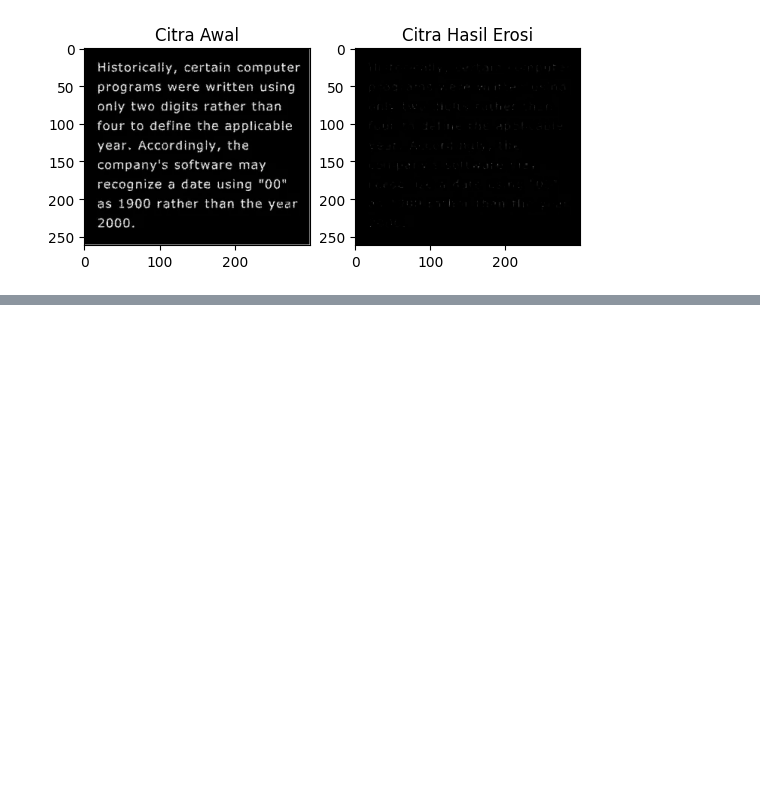
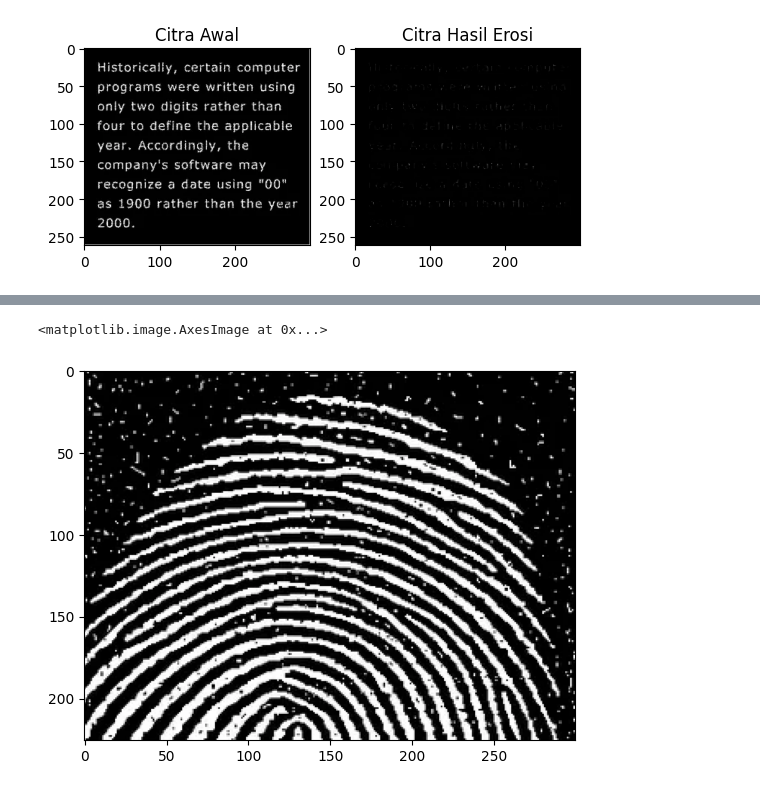
Before and after one commit to novita824/PCVK_Genap_2023, a Jupyter notebook: Week9.ipynb, the cells around one changed output, grey strips where cells are left out. Drawn from its saved outputs; the diff is of its cells as text; code cells hidden in the pictures; blank space fills up the shorter version.

```diff
--- a/Week9.ipynb
+++ b/Week9.ipynb
@@ -41,0 +59,6 @@ plt.subplot(122),plt.imshow(erosion),plt.title("Citra Hasil Erosi")
+# %%
+img = cv2.imread('/content/drive/MyDrive/PCVK(gambar)/fingerprint.png')
+plt.imshow(img)
+# %% [output]
+<matplotlib.image.AxesImage at 0x...>
+[figure, added]
```
Also changed, not shown: parts of 2 cells of this notebook.
